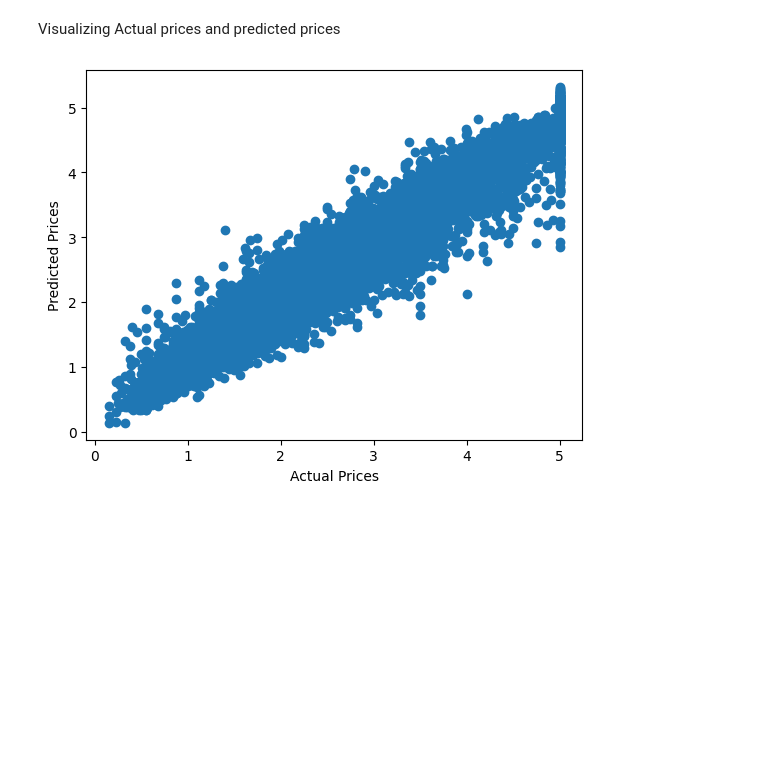
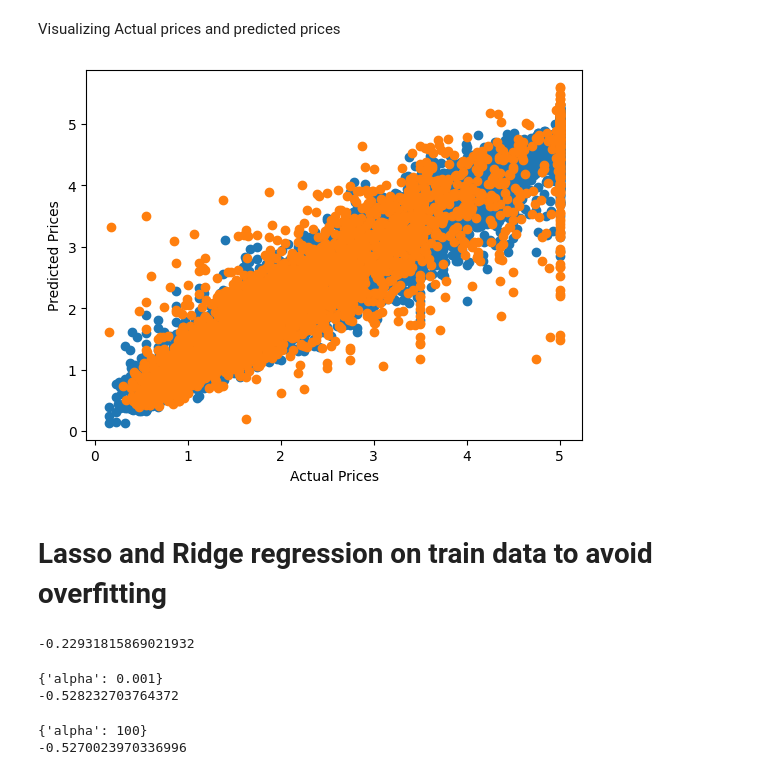
Before and after one commit to Bhavana-Bhat/House_price_prediction, a Jupyter notebook: California_House_price_prdiction.ipynb, the cells around one changed output. Cells and saved outputs as stored; diff of their text form; code cells hidden in the pictures; blank space fills up the shorter version.

```diff
--- a/California_House_price_prdiction.ipynb
+++ b/California_House_price_prdiction.ipynb
@@ -195,8 +195,11 @@ Mean Absolute Error: 0.3108631800268186
 Visualizing Actual prices and predicted prices
 # %%
 plt.scatter(Y_train, training_data_prediction)
+plt.scatter(Y_test, test_data_prediction)
 plt.xlabel('Actual Prices')
 plt.ylabel('Predicted Prices')
 plt.show()
 # %% [output]
-[figure, old version]
+[figure, new version]
+# %% [markdown]
+# **Lasso and Ridge regression on train data to avoid overfitting**
@@ -202,0 +211,33 @@ plt.show()
+# %%
+#XGBboost model
+
+mse = cross_val_score(model,X_train,Y_train,scoring='neg_mean_squared_error',cv=5) # cv = 5 means I will get 5 values of CV
+print(np.mean(mse))
+# %% [output]
+-0.22931815869021932
+# %%
+#Lasso regression
+
+lasso = Lasso()
+parameters={'alpha':[1e-15,1e-10,1e-8,1e-3,1e-2,1,5,10,20,30,35,40,45,50,55,100]}
+lasso_regressor = GridSearchCV(lasso,parameters,scoring='neg_mean_squared_error',cv = 5)
+
+lasso_regressor.fit(X_train, Y_train)
+print(lasso_regressor.best_params_)
+print(lasso_regressor.best_score_)
+# %% [output]
+{'alpha': 0.001}
+-0.528232703764372
+# %%
+# Ridge Regression
+
+ridge = Ridge()
+parameters={'alpha':[1e-15,1e-10,1e-8,1e-3,1e-2,1,5,10,20,30,35,40,45,50,55,100]}
+ridge_regressor = GridSearchCV(ridge, parameters, scoring = 'neg_mean_squared_error', cv = 5)
+
+ridge_regressor.fit(X_train, Y_train)
+print(ridge_regressor.best_params_)
+print(ridge_regressor.best_score_)
+# %% [output]
+{'alpha': 100}
+-0.5270023970336996
```
Also changed, not shown: parts of 4 cells of this notebook.
